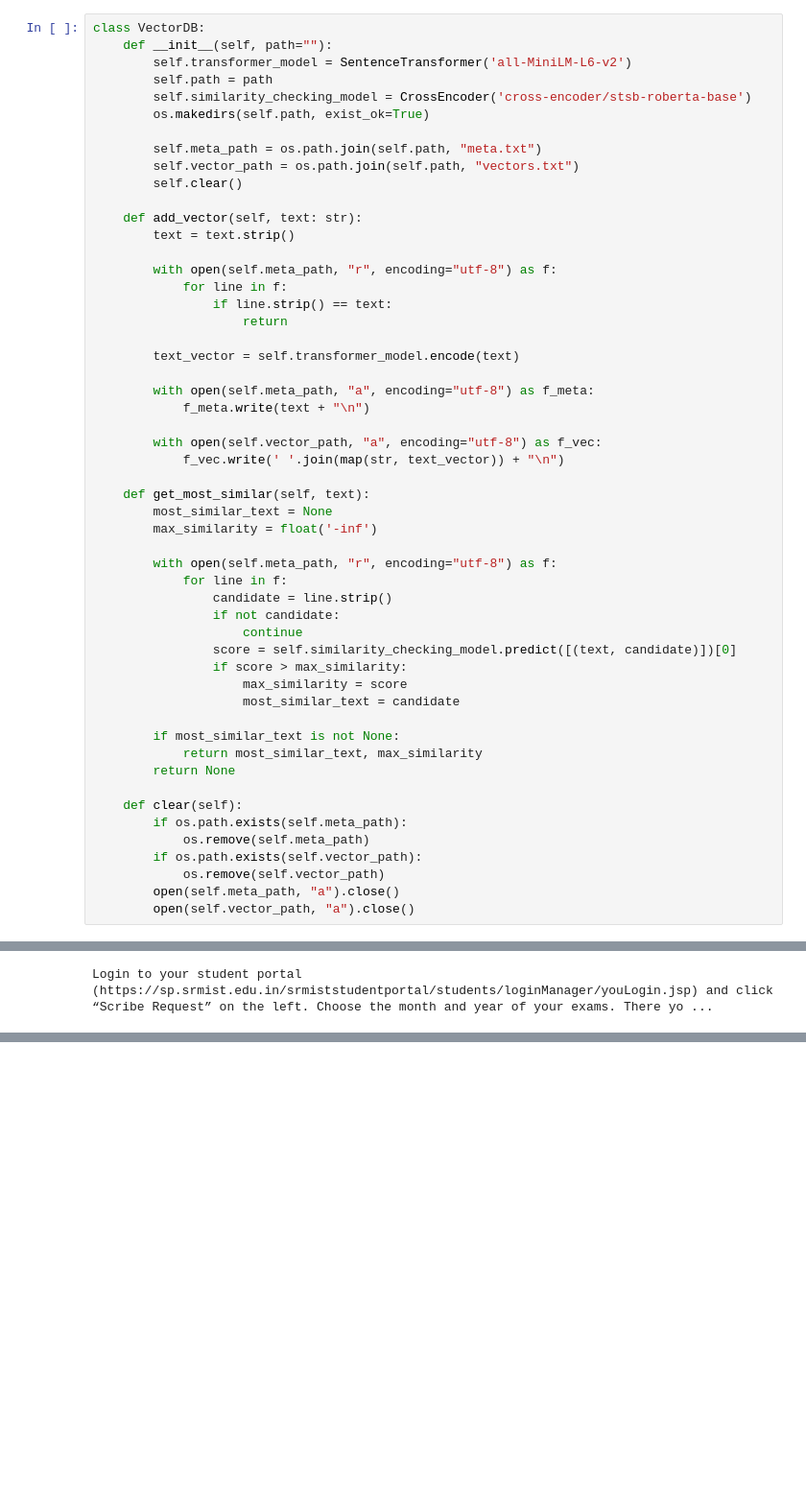
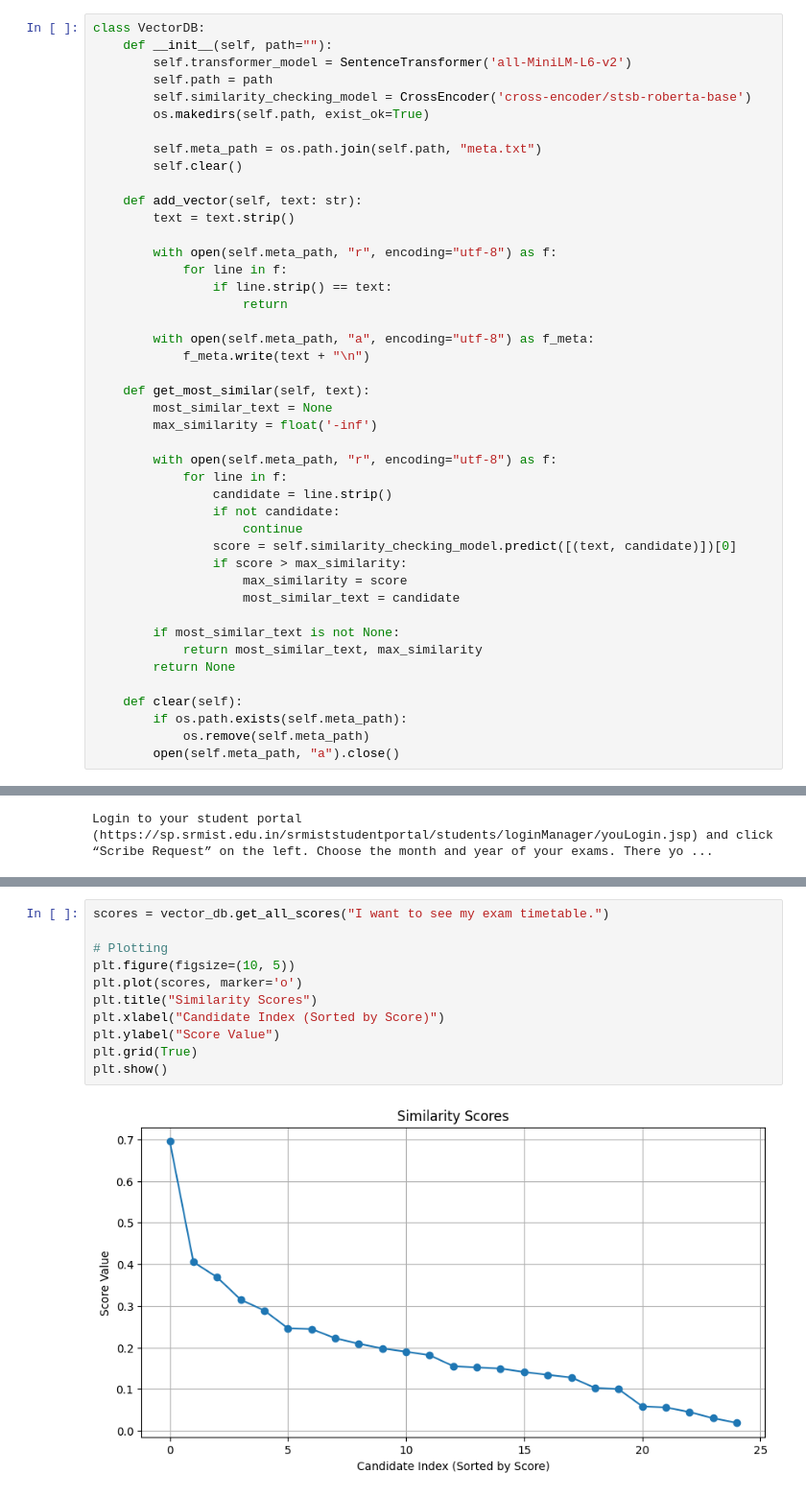
Before and after one commit to IEEE-GRSS-SRM/SRMIST-COE-Grievance-Application, a Jupyter notebook: chatbot/ChatCOE/ChatCOE.ipynb, the cells around one changed output, grey strips where cells are left out. Shown at 96% size. Cells and saved outputs as stored; diff of their text form; blank space fills up the shorter version.

```diff
--- a/chatbot/ChatCOE/ChatCOE.ipynb
+++ b/chatbot/ChatCOE/ChatCOE.ipynb
@@ -47,7 +48,6 @@ class VectorDB:
         os.makedirs(self.path, exist_ok=True)
 
         self.meta_path = os.path.join(self.path, "meta.txt")
-        self.vector_path = os.path.join(self.path, "vectors.txt")
         self.clear()
 
     def add_vector(self, text: str):
@@ -58,13 +58,8 @@ class VectorDB:
                 if line.strip() == text:
                     return
 
-        text_vector = self.transformer_model.encode(text)
-
         with open(self.meta_path, "a", encoding="utf-8") as f_meta:
             f_meta.write(text + "\n")
-
-        with open(self.vector_path, "a", encoding="utf-8") as f_vec:
-            f_vec.write(' '.join(map(str, text_vector)) + "\n")
 
     def get_most_similar(self, text):
         most_similar_text = None
@@ -87,10 +82,7 @@ class VectorDB:
     def clear(self):
         if os.path.exists(self.meta_path):
             os.remove(self.meta_path)
-        if os.path.exists(self.vector_path):
-            os.remove(self.vector_path)
         open(self.meta_path, "a").close()
-        open(self.vector_path, "a").close()
 # %% [markdown]
 Sample code showing how to use the VectorDB class.
 # %%
@@ -169,0 +229,13 @@ Login to your student portal (https://sp.srmist.edu.in/srmiststudentportal/stude
+# %%
+scores = vector_db.get_all_scores("I want to see my exam timetable.")
+
+# Plotting
+plt.figure(figsize=(10, 5))
+plt.plot(scores, marker='o')
+plt.title("Similarity Scores")
+plt.xlabel("Candidate Index (Sorted by Score)")
+plt.ylabel("Score Value")
+plt.grid(True)
+plt.show()
+# %% [output]
+[figure, added]
```
Also changed, not shown: parts of 18 cells of this notebook, 2 other files.
